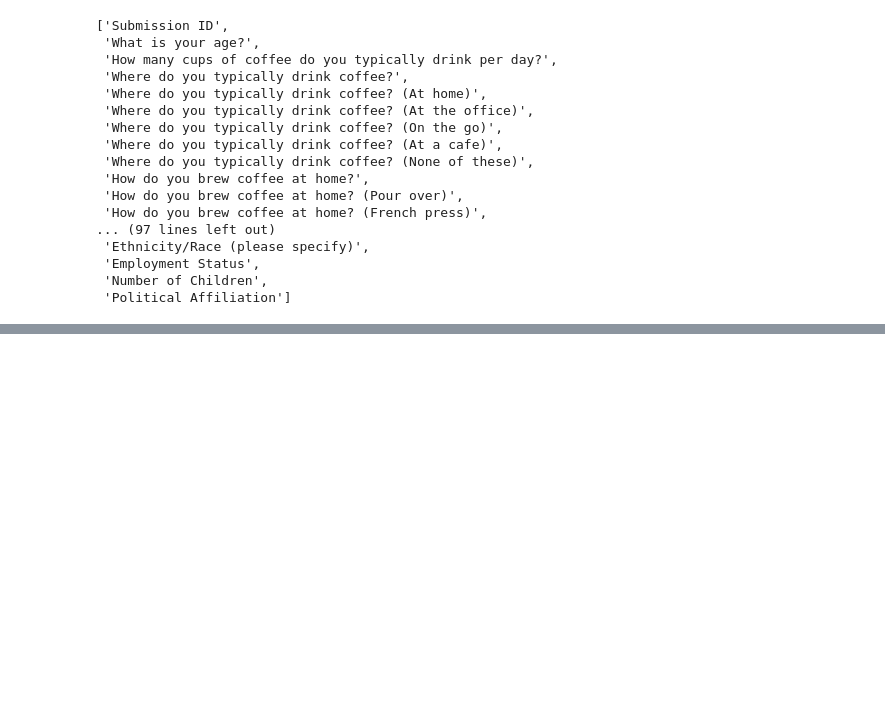
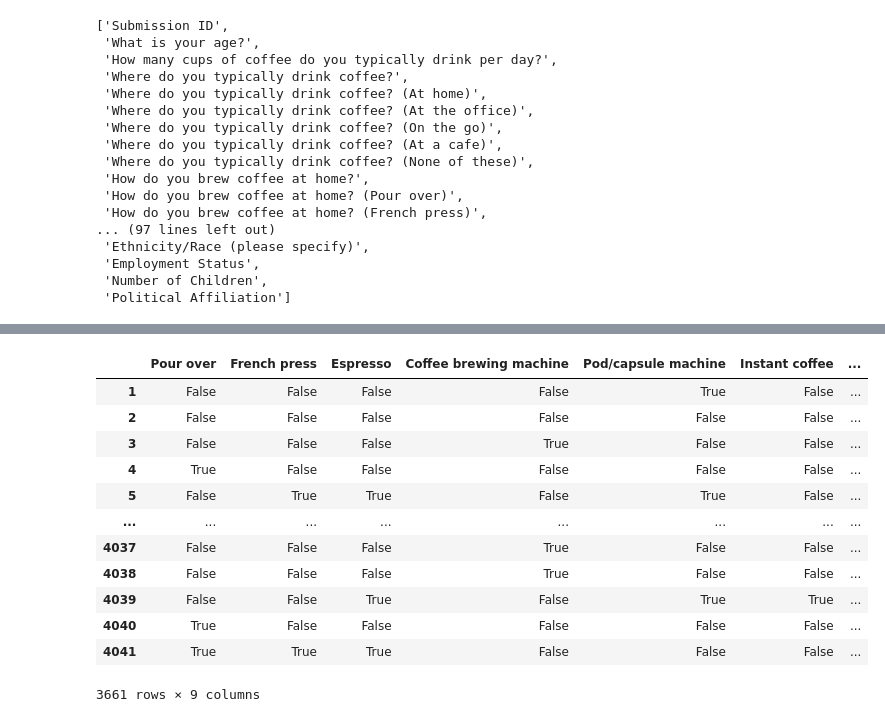
Before and after one commit to teubragaa/Data-Science-with-Python---Data-Cleaning, a Jupyter notebook: coffee-survey-project/notebooks/coffee-survey-project.ipynb, the cells around one changed output, grey strips where cells are left out. Cells and saved outputs as stored; diff of their text form; code cells hidden in the pictures; blank space fills up the shorter version.

```diff
--- a/coffee-survey-project/notebooks/coffee-survey-project.ipynb
+++ b/coffee-survey-project/notebooks/coffee-survey-project.ipynb
@@ -482,0 +465,43 @@ pe2_limpo
+# %%
+needed_columns = [
+    "How do you brew coffee at home? (Pour over)",
+    "How do you brew coffee at home? (French press)",
+    "How do you brew coffee at home? (Espresso)",
+    "How do you brew coffee at home? (Coffee brewing machine (e.g. Mr. Coffee))",
+    "How do you brew coffee at home? (Pod/capsule machine (e.g. Keurig/Nespresso))",
+    "How do you brew coffee at home? (Instant coffee)",
+    "How do you brew coffee at home? (Bean-to-cup machine)",
+    "How do you brew coffee at home? (Cold brew)",
+    "How do you brew coffee at home? (Coffee extract (e.g. Cometeer))",
+]
+
+brew = pe2[needed_columns] #seleciona as colunas necessárias do DataFrame
+# %%
+brew = brew.rename(columns={
+    "How do you brew coffee at home? (Pour over)" : "Pour over",
+        "How do you brew coffee at home? (French press)" : "French press",
+        "How do you brew coffee at home? (Espresso)" : "Espresso",
+        "How do you brew coffee at home? (Coffee brewing machine (e.g. Mr. Coffee))" : "Coffee brewing machine",
+        "How do you brew coffee at home? (Pod/capsule machine (e.g. Keurig/Nespresso))" : "Pod/capsule machine",
+        "How do you brew coffee at home? (Instant coffee)" : "Instant coffee",
+        "How do you brew coffee at home? (Bean-to-cup machine)" : "Bean-to-cup machine",
+        "How do you brew coffee at home? (Cold brew)" : "Cold brew",
+        "How do you brew coffee at home? (Coffee extract (e.g. Cometeer))" : "Coffee extract"
+})
+# %%
+brew = brew.dropna() #remove as linhas com valores nulos do DataFrame
+brew
+# %% [output]
+|  | Pour over | French press | Espresso | Coffee brewing machine | Pod/capsule machine | Instant coffee | ... |
+| 1 | False | False | False | False | True | False | ... |
+| 2 | False | False | False | False | False | False | ... |
+| 3 | False | False | False | True | False | False | ... |
+| 4 | True | False | False | False | False | False | ... |
+| 5 | False | True | True | False | True | False | ... |
+| ... | ... | ... | ... | ... | ... | ... | ... |
+| 4037 | False | False | False | True | False | False | ... |
+| 4038 | False | False | False | True | False | False | ... |
+| 4039 | False | False | True | False | True | True | ... |
+| 4040 | True | False | False | False | False | False | ... |
+| 4041 | True | True | True | False | False | False | ... |
+3661 rows × 9 columns
```
Also changed, not shown: parts of 2 cells of this notebook.
